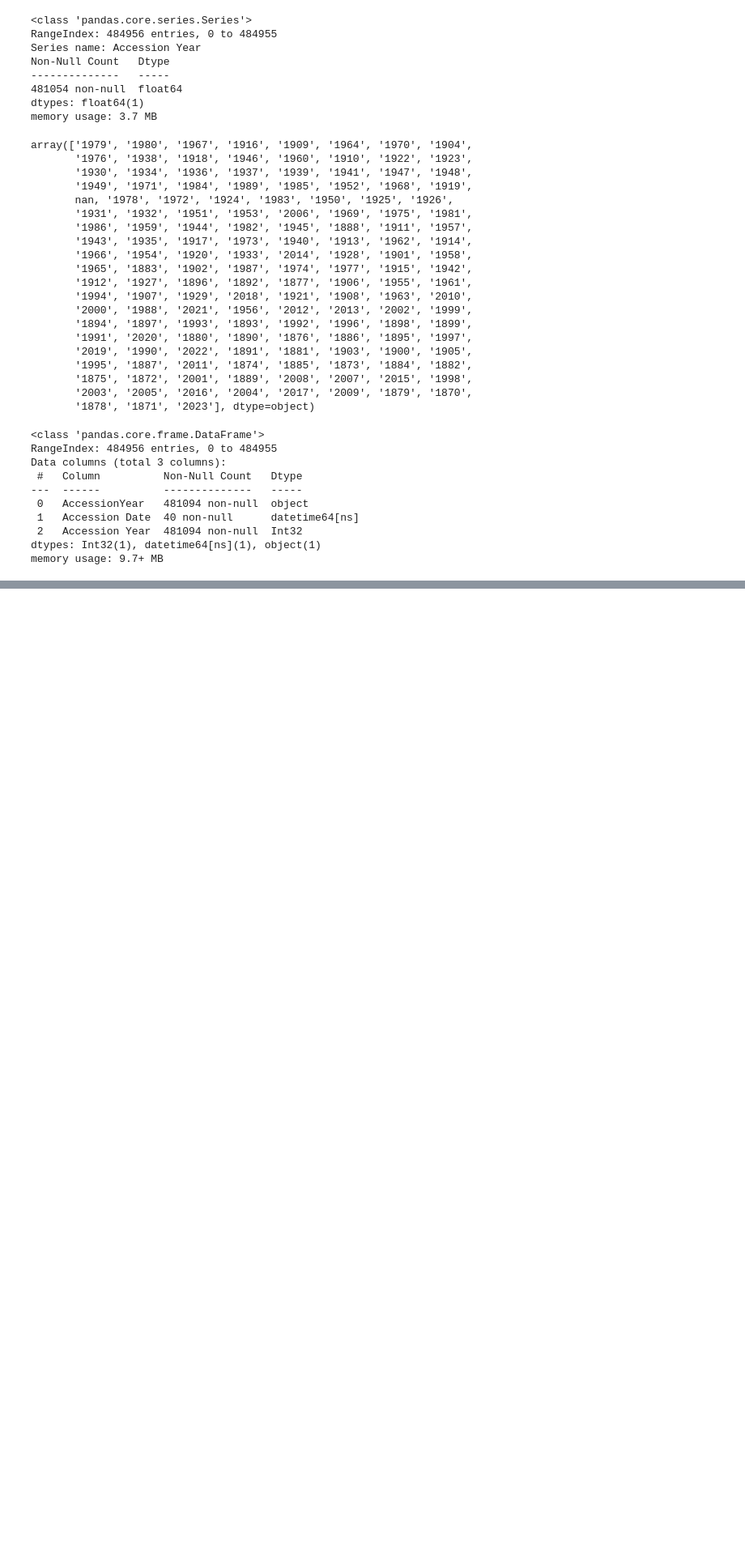
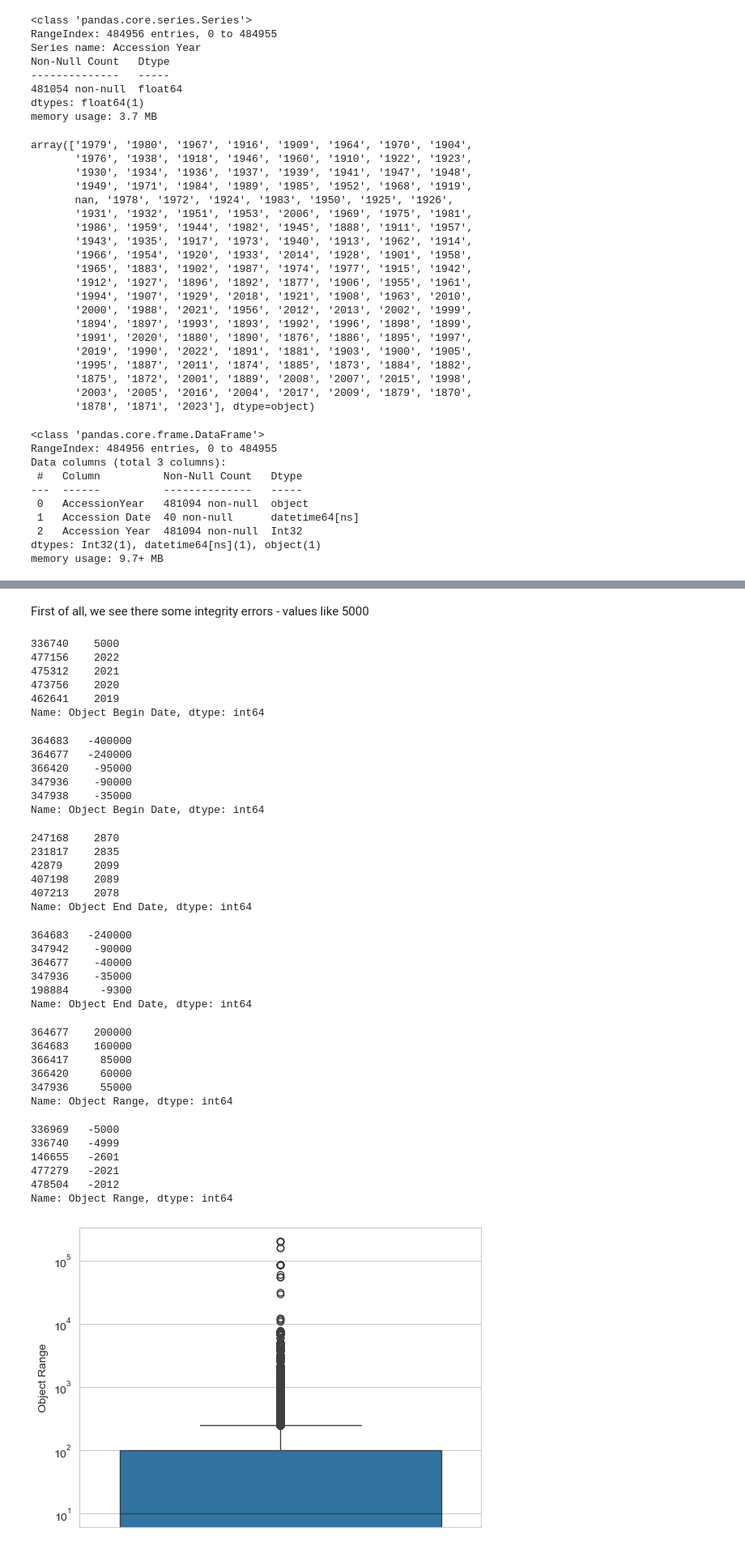
Before and after one commit to nickobard/Data-Preprocessing-Course, a Jupyter notebook: 01/01_homework.ipynb, the cells around one changed output, grey strips where cells are left out. Shown at 81% size. Saved outputs shown, nothing was run; the diff lists cells and outputs as text; code cells hidden in the pictures; blank space fills up the shorter version.

```diff
--- a/01/01_homework.ipynb
+++ b/01/01_homework.ipynb
@@ -1190,0 +1198,4 @@ del df_accession_year
+# %%
+df_obd_oed = pd.read_csv(dataset_path, usecols=['Object Begin Date', 'Object End Date'])
+# %%
+df_obd_oed['Object Range'] = df_obd_oed['Object End Date'] - df_obd_oed['Object Begin Date']
@@ -1190,0 +1230,61 @@ del df_accession_year
+# %% [markdown]
+First of all, we see there some integrity errors - values like 5000
+# %%
+df_obd_oed['Object Begin Date'].drop_duplicates().nlargest(5)
+# %% [output]
+336740    5000
+477156    2022
+475312    2021
+473756    2020
+462641    2019
+Name: Object Begin Date, dtype: int64
+# %%
+df_obd_oed['Object Begin Date'].drop_duplicates().nsmallest(5)
+# %% [output]
+364683   -400000
+364677   -240000
+366420    -95000
+347936    -90000
+347938    -35000
+Name: Object Begin Date, dtype: int64
+# %%
+df_obd_oed['Object End Date'].drop_duplicates().nlargest(5)
+# %% [output]
+247168    2870
+231817    2835
+42879     2099
+407198    2089
+407213    2078
+Name: Object End Date, dtype: int64
+# %%
+df_obd_oed['Object End Date'].drop_duplicates().nsmallest(5)
+# %% [output]
+364683   -240000
+347942    -90000
+364677    -40000
+347936    -35000
+198884     -9300
+Name: Object End Date, dtype: int64
+# %%
+df_obd_oed['Object Range'].drop_duplicates().nlargest(5)
+# %% [output]
+364677    200000
+364683    160000
+366417     85000
+366420     60000
+347936     55000
+Name: Object Range, dtype: int64
+# %%
+df_obd_oed['Object Range'].drop_duplicates().nsmallest(5)
+# %% [output]
+336969   -5000
+336740   -4999
+146655   -2601
+477279   -2021
+478504   -2012
+Name: Object Range, dtype: int64
+# %%
+sns.boxplot(df_obd_oed['Object Range'])
+plt.yscale('log')
+# %% [output]
+[figure, added]
```
Also changed, not shown: parts of 13 cells of this notebook.
